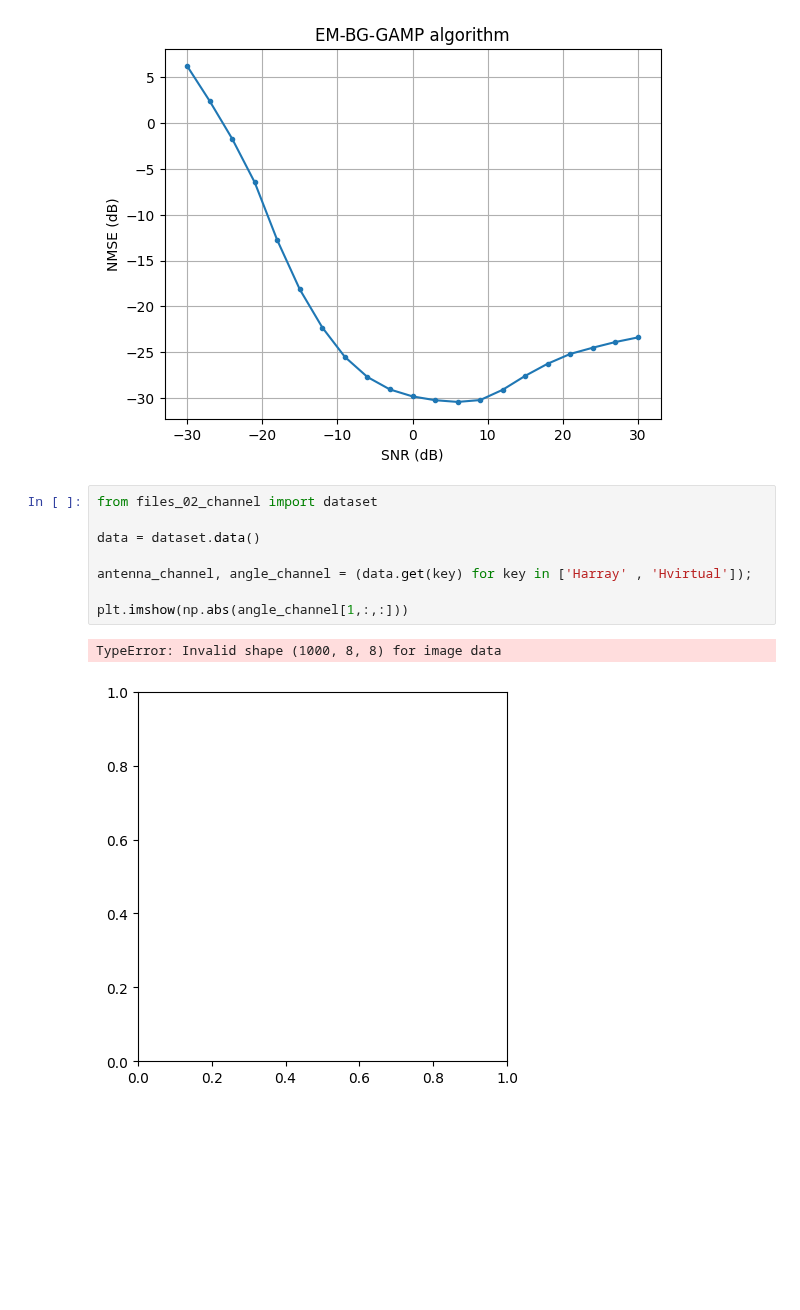
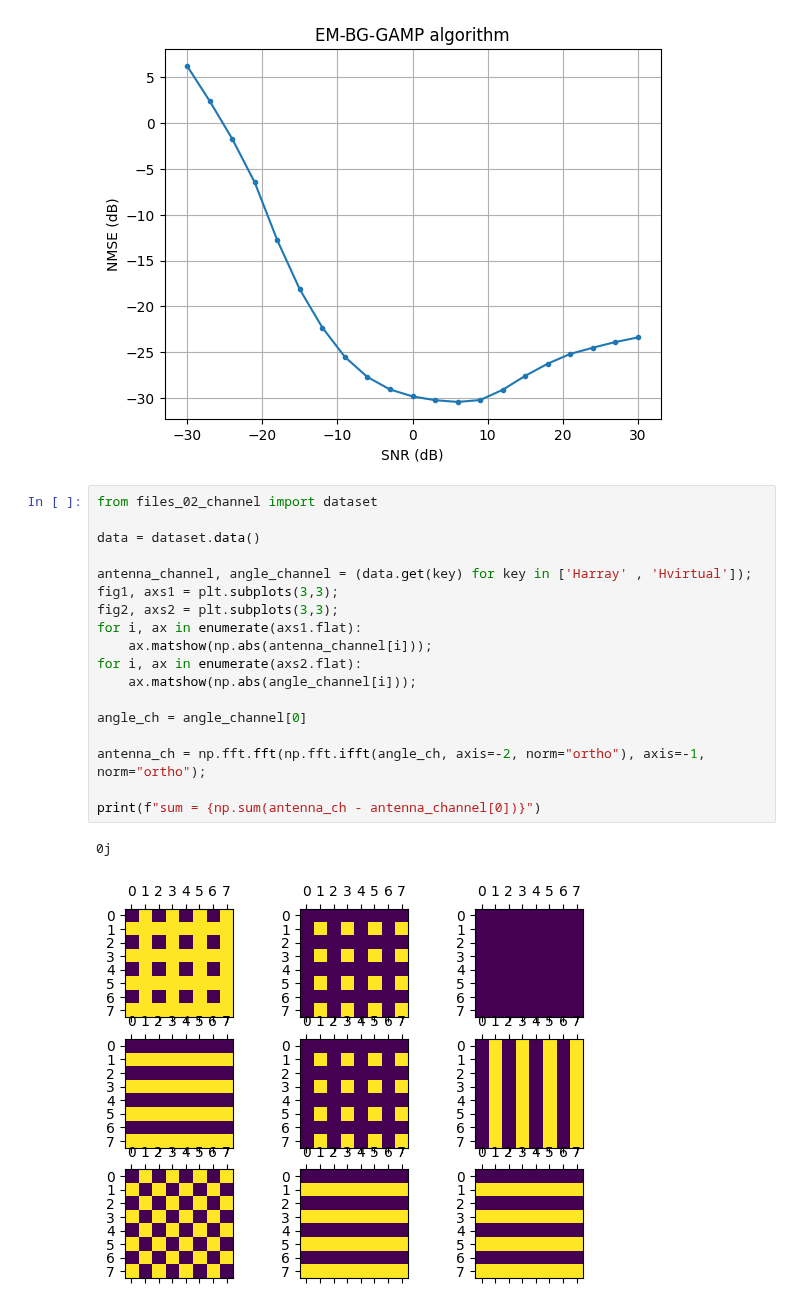
Before and after one commit to aldebaro/ai6g, a Jupyter notebook: 02_channel_estimation_1bit_mimo.ipynb, the cells around one changed output. Saved outputs shown, nothing was run; the diff lists cells and outputs as text; blank space fills up the shorter version.

Commit message:
Add dataset plots

```diff
--- a/02_channel_estimation_1bit_mimo.ipynb
+++ b/02_channel_estimation_1bit_mimo.ipynb
@@ -14,14 +14,24 @@ plt.ylabel("NMSE (dB)");
 plt.title("EM-BG-GAMP algorithm");
 # %% [output]
 [figure]
-# %%
-from files_02_channel import dataset
-
-data = dataset.data()
-
-antenna_channel, angle_channel = (data.get(key) for key in ['Harray' , 'Hvirtual']);
-
-plt.imshow(np.abs(angle_channel[1,:,:]))
-# %% [output]
-TypeError: Invalid shape (1000, 8, 8) for image data
-[figure, removed]
+# %%
+from files_02_channel import dataset
+
+data = dataset.data()
+
+antenna_channel, angle_channel = (data.get(key) for key in ['Harray' , 'Hvirtual']);
+fig1, axs1 = plt.subplots(3,3);
+fig2, axs2 = plt.subplots(3,3);
+for i, ax in enumerate(axs1.flat):
+    ax.matshow(np.abs(antenna_channel[i]));
+for i, ax in enumerate(axs2.flat):
+    ax.matshow(np.abs(angle_channel[i]));
+
+angle_ch = angle_channel[0]
+
+antenna_ch = np.fft.fft(np.fft.ifft(angle_ch, axis=-2, norm="ortho"), axis=-1, norm="ortho");
+
+print(f"sum = {np.sum(antenna_ch - antenna_channel[0])}")
+# %% [output]
+0j
+[figure, added]
```
Also changed, not shown: parts of 1 cell of this notebook.
